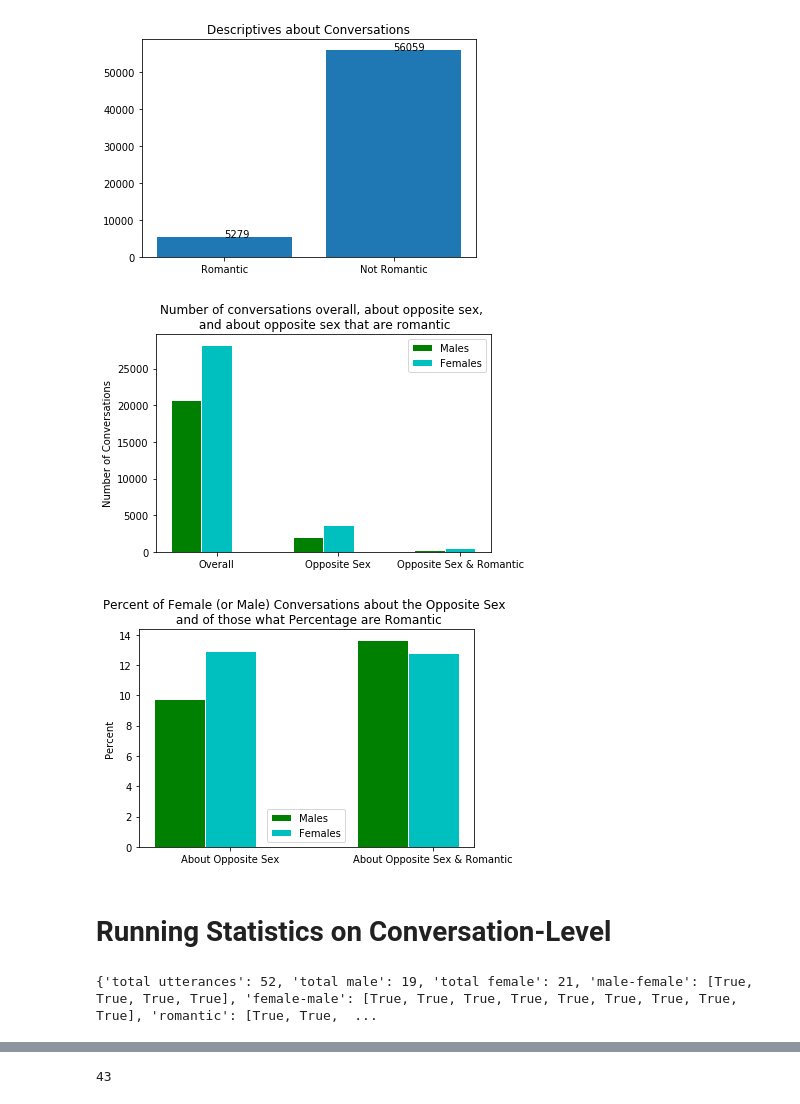
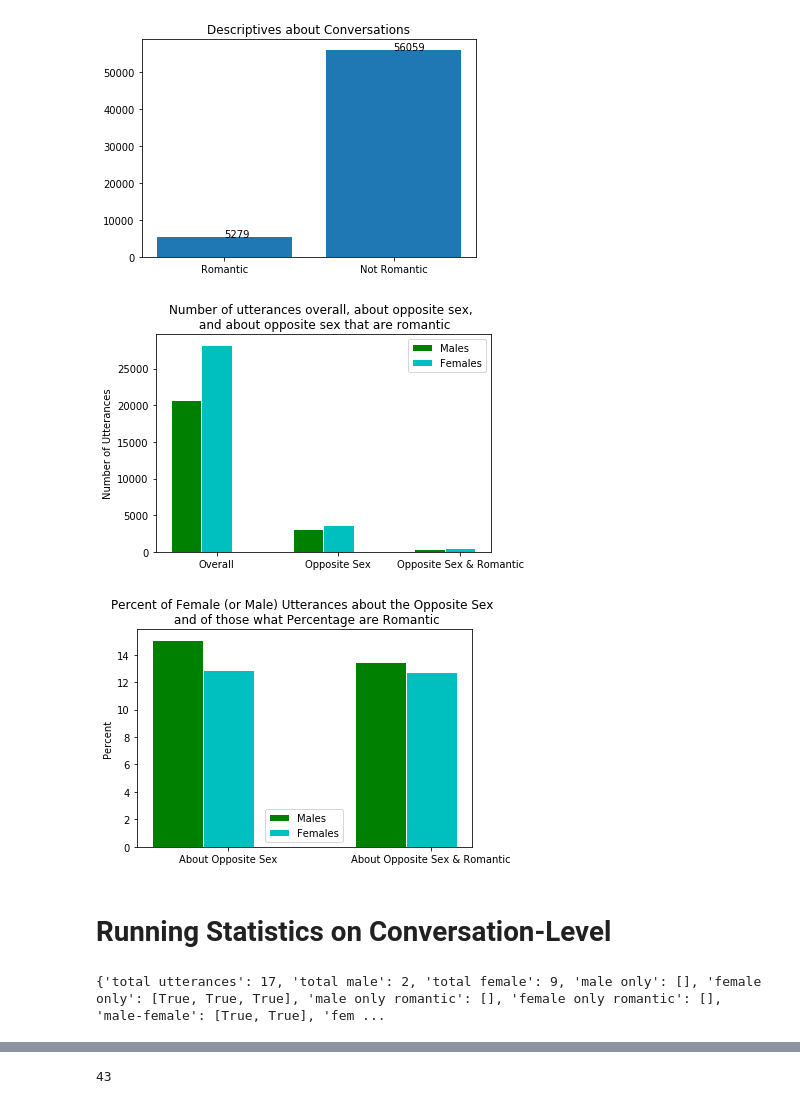
Before and after one commit to emtseng/Cornell-Conversational-Analysis-Toolkit, a Jupyter notebook: transform.ipynb, the cells around one changed output, grey strips where cells are left out. Saved outputs shown, nothing was run; the diff lists cells and outputs as text; code cells hidden in the pictures.

```diff
--- a/transform.ipynb
+++ b/transform.ipynb
@@ -186,39 +186,39 @@ plt.xlabel('group', fontweight='bold')
 plt.xticks([r + barWidth for r in range(len(bars1))], ['Overall', 'Opposite Sex', 'Opposite Sex & Romantic'])
 
 # Create legend & Show graphic
-plt.title('Number of conversations overall, about opposite sex, \n and about opposite sex that are romantic')
-plt.ylabel('Number of Conversations')
+plt.title('Number of utterances overall, about opposite sex, \n and about opposite sex that are romantic')
+plt.ylabel('Number of Utterances')
 plt.xlabel('')
 plt.legend()
 plt.show()
 # %% [output]
-[figure, old version]
+[figure, new version]
 # %%
 #Comparing Male about Female and Female about Male Conversations (%)
 bars1=[perc_male_about_female, perc_male_about_female_rom]
 bars2=[perc_female_about_male, perc_female_about_male_rom]
 barWidth=.25
 
 # Set position of bar on X axis
 r1 = np.arange(len(bars1))
 r2 = [x + barWidth for x in r1]
 
 # Make the plot
 plt.bar(r1, bars1, color='g', width=barWidth, edgecolor='white', label='Males')
 plt.bar(r2, bars2, color='c', width=barWidth, edgecolor='white', label='Females')
 
 # Add xticks on the middle of the group bars
 plt.xlabel('group', fontweight='bold')
 plt.xticks([r + barWidth for r in range(len(bars1))], ['About Opposite Sex', 'About Opposite Sex & Romantic'])
 
 # Create legend & Show graphic
-plt.title('Percent of Female (or Male) Conversations about the Opposite Sex \n and of those what Percentage are Romantic')
+plt.title('Percent of Female (or Male) Utterances about the Opposite Sex \n and of those what Percentage are Romantic')
 plt.ylabel('Percent')
 plt.xlabel('')
 plt.legend()
 plt.show()
 # %% [output]
-[figure, old version]
+[figure, new version]
 # %% [markdown]
 # Running Statistics on Conversation-Level
 # %%
@@ -267,6 +299,6 @@ for uid in utterance_ids:
 # %%
 #convo.keys()
-print(convo[1])
+print(convo[15])
 # %% [output]
-{'total utterances': 52, 'total male': 19, 'total female': 21, 'male-female': [True, True, True, True], 'female-male': [True, True, True, True, True, True, True, True, True], 'romantic': [True, True,  ...
+{'total utterances': 17, 'total male': 2, 'total female': 9, 'male only': [], 'female only': [True, True, True], 'male only romantic': [], 'female only romantic': [], 'male-female': [True, True], 'fem ...
 # %%
```
Also changed, not shown: parts of 12 cells of this notebook.
